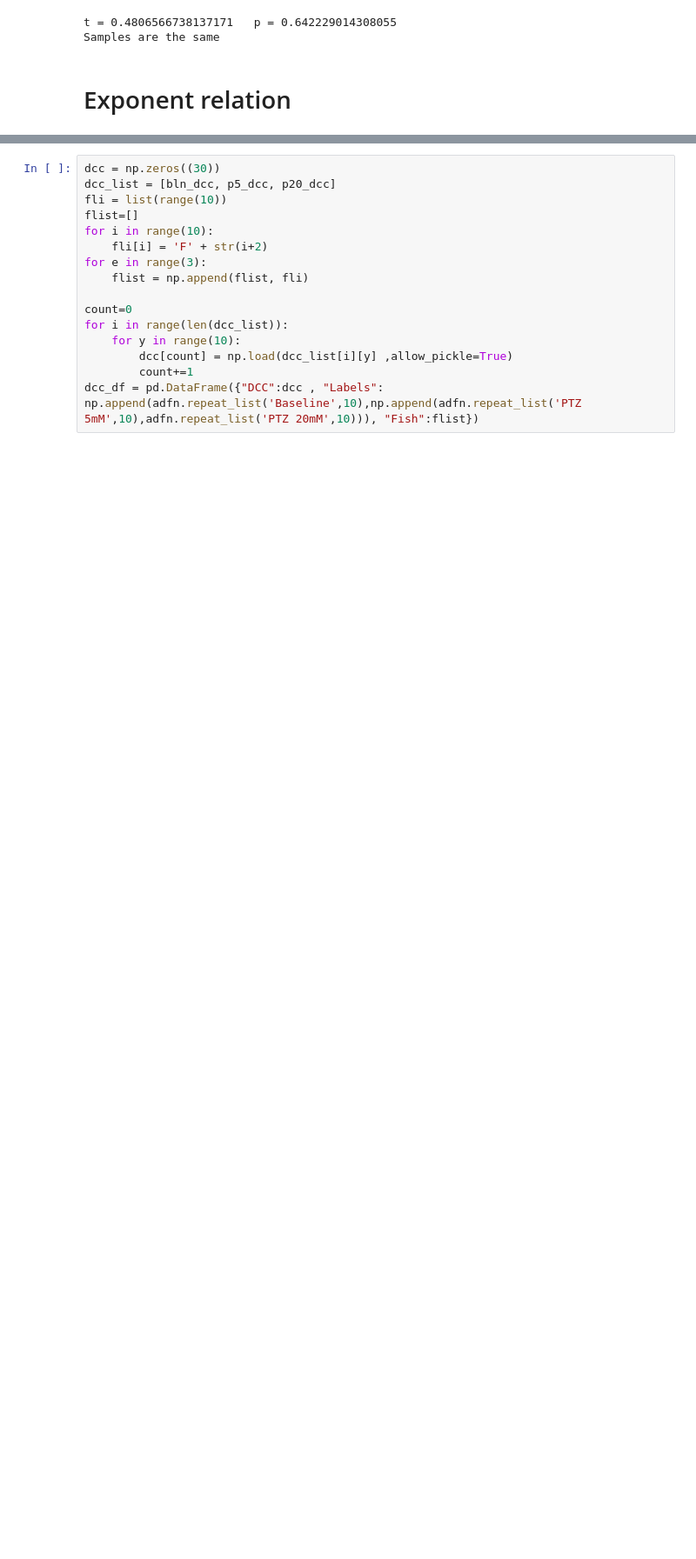
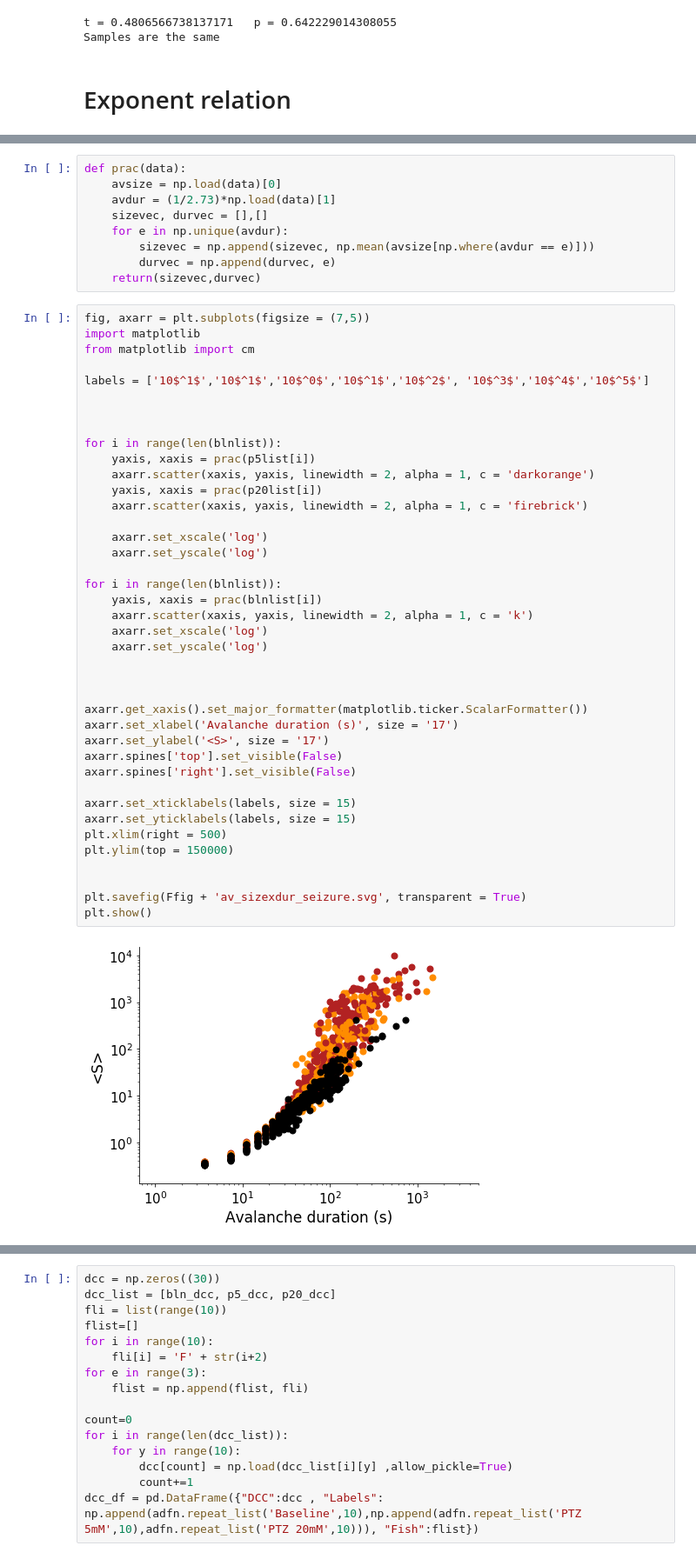
Before and after one commit to dafishcode/criticality, a Jupyter notebook: criticality_seizure.ipynb, the cells around one changed output, grey strips where cells are left out. Shown at 87% size. Cells and saved outputs as stored; diff of their text form; blank space fills up the shorter version.

```diff
--- a/criticality_seizure.ipynb
+++ b/criticality_seizure.ipynb
@@ -704,0 +711,51 @@ plt.show()
+# %%
+def prac(data):
+    avsize = np.load(data)[0]
+    avdur = (1/2.73)*np.load(data)[1]
+    sizevec, durvec = [],[]
+    for e in np.unique(avdur):
+        sizevec = np.append(sizevec, np.mean(avsize[np.where(avdur == e)]))
+        durvec = np.append(durvec, e)
+    return(sizevec,durvec)
+# %%
+fig, axarr = plt.subplots(figsize = (7,5))
+import matplotlib
+from matplotlib import cm
+
+labels = ['10$^1$','10$^1$','10$^0$','10$^1$','10$^2$', '10$^3$','10$^4$','10$^5$']
+
+
+
+for i in range(len(blnlist)):
+    yaxis, xaxis = prac(p5list[i])
+    axarr.scatter(xaxis, yaxis, linewidth = 2, alpha = 1, c = 'darkorange')
+    yaxis, xaxis = prac(p20list[i])
+    axarr.scatter(xaxis, yaxis, linewidth = 2, alpha = 1, c = 'firebrick')
+
+    axarr.set_xscale('log')
+    axarr.set_yscale('log')
+
+for i in range(len(blnlist)):
+    yaxis, xaxis = prac(blnlist[i])
+    axarr.scatter(xaxis, yaxis, linewidth = 2, alpha = 1, c = 'k')
+    axarr.set_xscale('log')
+    axarr.set_yscale('log')
+
+
+
+axarr.get_xaxis().set_major_formatter(matplotlib.ticker.ScalarFormatter())
+axarr.set_xlabel('Avalanche duration (s)', size = '17')
+axarr.set_ylabel('<S>', size = '17')
+axarr.spines['top'].set_visible(False)
+axarr.spines['right'].set_visible(False)
+
+axarr.set_xticklabels(labels, size = 15)
+axarr.set_yticklabels(labels, size = 15)
+plt.xlim(right = 500)
+plt.ylim(top = 150000)
+
+
+plt.savefig(Ffig + 'av_sizexdur_seizure.svg', transparent = True)
+plt.show()
+# %% [output]
+[figure, added]
```
Also changed, not shown: parts of 51 cells of this notebook, 7 other files.
